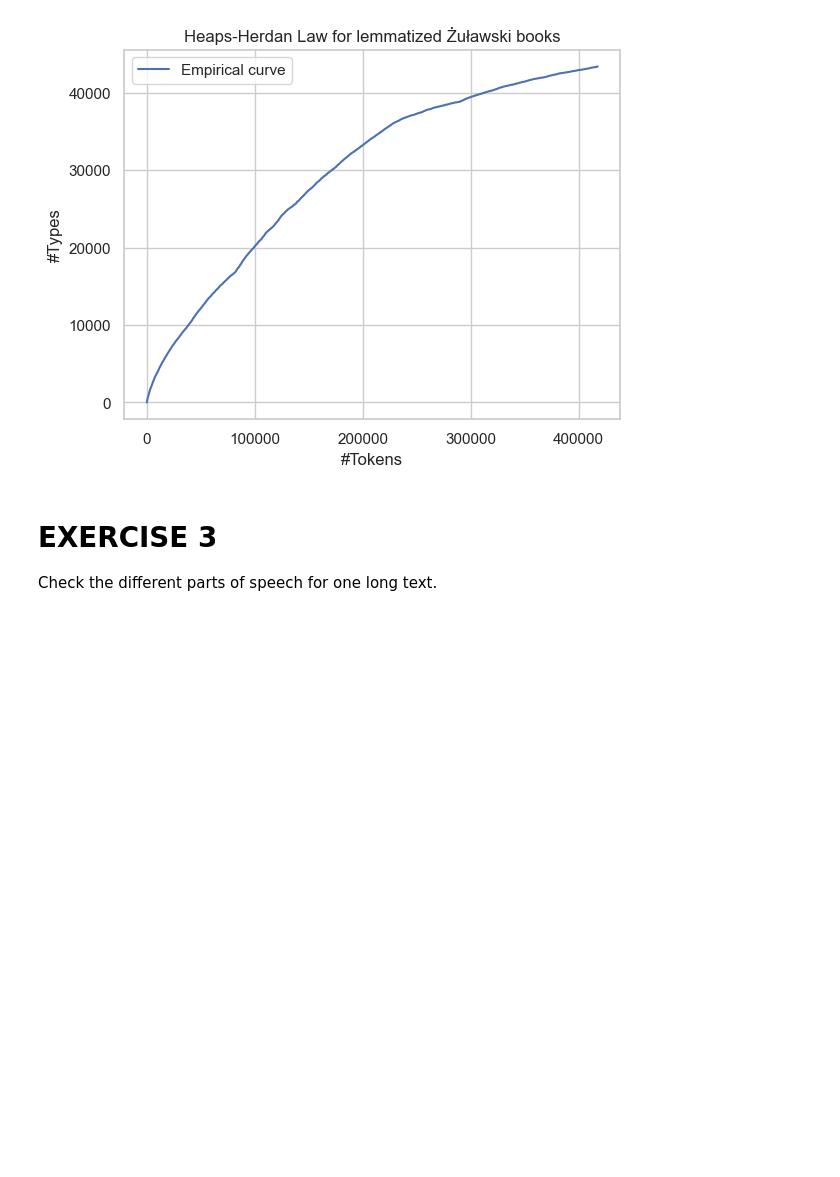
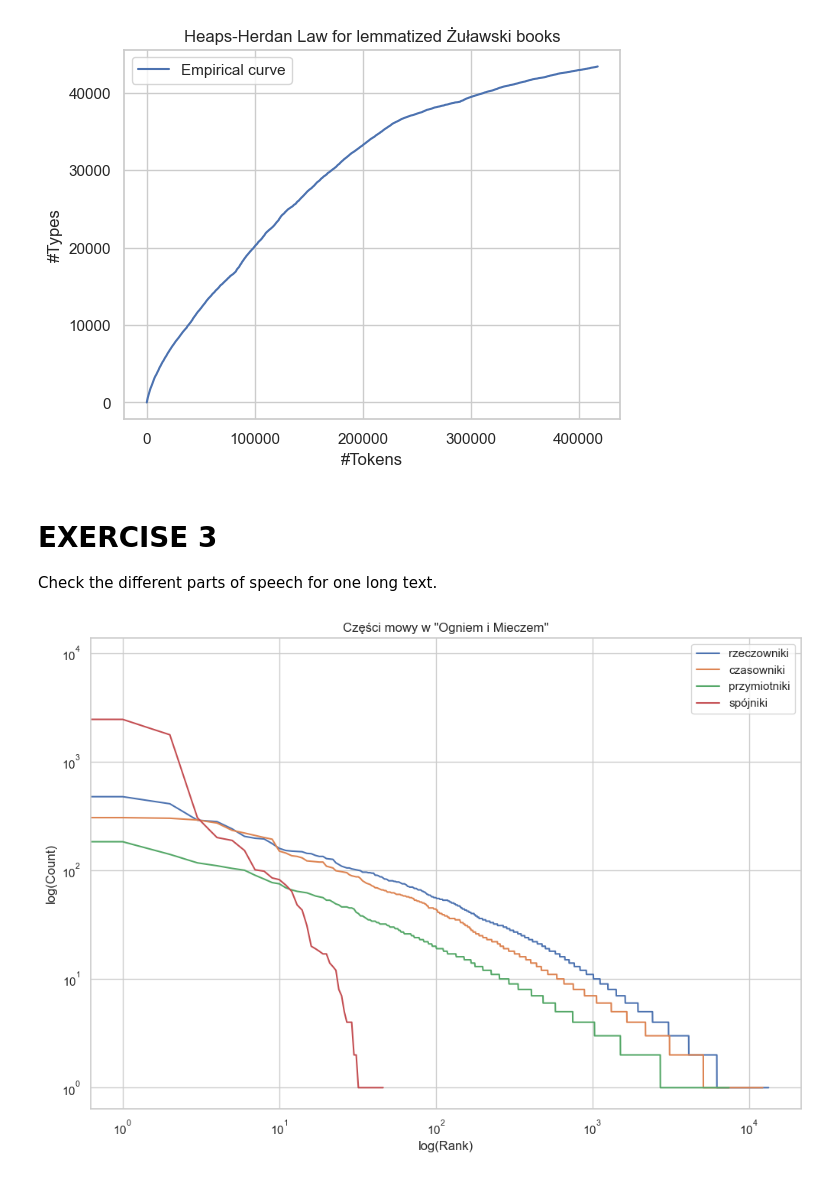
Before and after one commit to jakubfigura/nlp_lab, a Jupyter notebook: language_laws.ipynb, the cells around one changed output. Saved outputs shown, nothing was run; the diff lists cells and outputs as text; code cells hidden in the pictures; blank space fills up the shorter version.

```diff
--- a/language_laws.ipynb
+++ b/language_laws.ipynb
@@ -622,3 +622,32 @@ rzeczowniki_sienkiewicz_o_i_m = XML_PARSER_WITH_PART_OF_SPEECH_EXTRACTION(sienki
 czasowniki_sienkiewicz_o_i_m = XML_PARSER_WITH_PART_OF_SPEECH_EXTRACTION(sienkiewicz_o_i_m_xml, "VERB")
 przymiotniki_sienkiewicz_o_i_m = XML_PARSER_WITH_PART_OF_SPEECH_EXTRACTION(sienkiewicz_o_i_m_xml, "ADJ")
 spojniki_sienkiewicz_o_i_m = XML_PARSER_WITH_PART_OF_SPEECH_EXTRACTION(sienkiewicz_o_i_m_xml, "CCONJ")
+# %%
+def counting_POS(word_dictionary):
+    counted_text = Counter(word_dictionary)
+    words_list = []
+    for key, val in counted_text.items():
+        words_list.append(val)
+    words_list = sorted(words_list, reverse=True)
+    n = len(words_list)
+    args = [i for i in range(n)]
+    return np.array(args), np.array(words_list)
+
+sienkiewicz_POS = [rzeczowniki_sienkiewicz_o_i_m, czasowniki_sienkiewicz_o_i_m, przymiotniki_sienkiewicz_o_i_m, spojniki_sienkiewicz_o_i_m]
+titles = ["rzeczowniki", "czasowniki", "przymiotniki", "spójniki"]
+
+t = 0
+plt.figure(figsize = (12, 8))
+for i in sienkiewicz_POS:
+    args, words_list = counting_POS(i)
+    plt.plot(args, words_list, label = titles[t])
+    plt.xscale('log')
+    plt.yscale('log')
+    t+=1
+plt.legend()
+plt.xlabel("log(Rank)")
+plt.ylabel("log(Count)")
+plt.title("Części mowy w \"Ogniem i Mieczem\"")
+plt.show()
+# %% [output]
+[figure, added]
```
Also changed, not shown: parts of 7 cells of this notebook.
